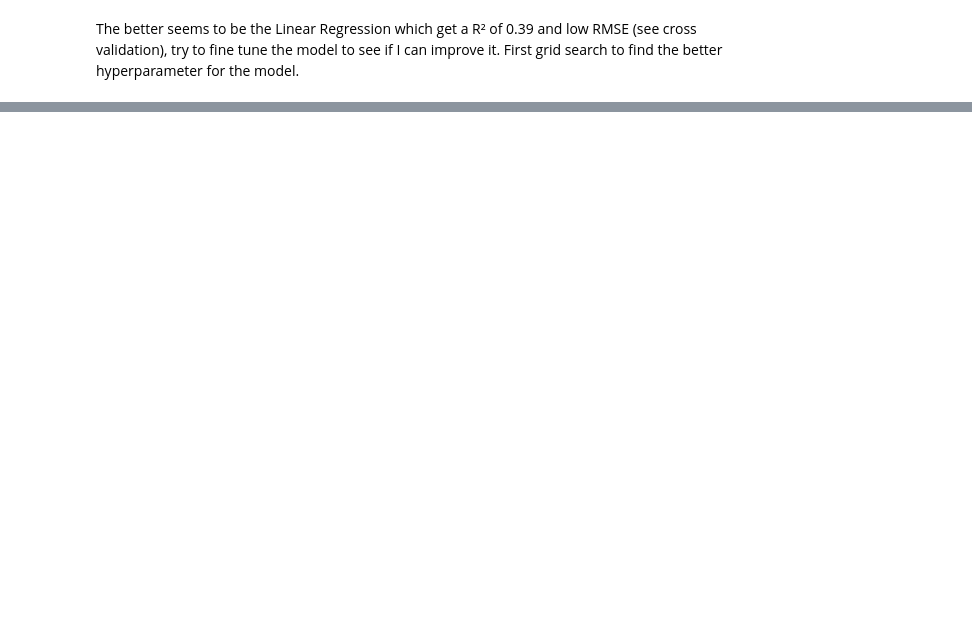
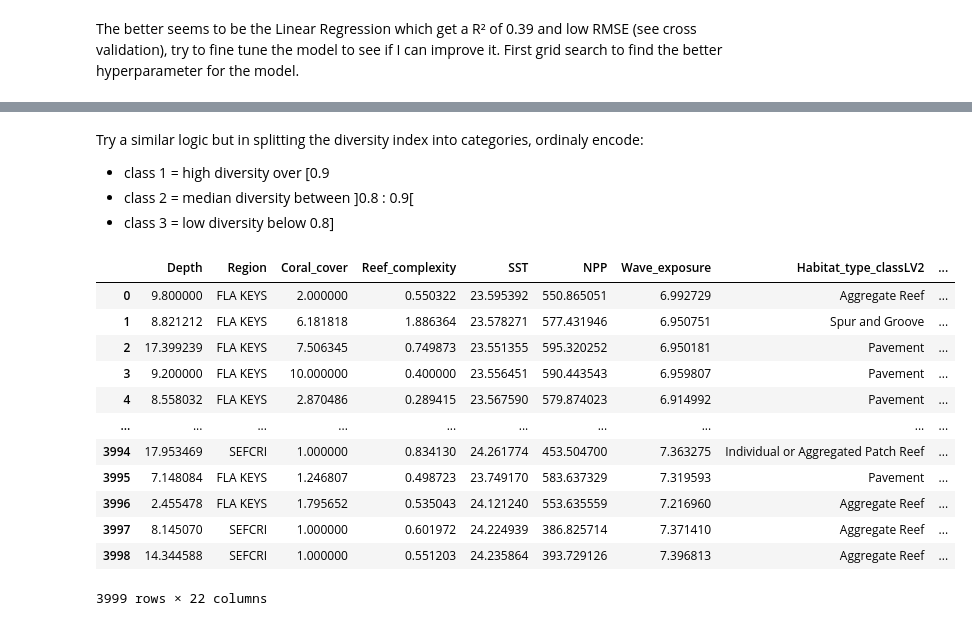
Before and after one commit to susmitha-ann/CoralReefFishSpeciesAssessment, a Jupyter notebook: ML_originaldata_createdfeat.ipynb, the cells around one changed output, grey strips where cells are left out. Saved outputs shown, nothing was run; the diff lists cells and outputs as text; code cells hidden in the pictures; blank space fills up the shorter version.

```diff
--- a/ML_originaldata_createdfeat.ipynb
+++ b/ML_originaldata_createdfeat.ipynb
@@ -1242,0 +1079,23 @@ Try to fine tune the model and try a gradient boosting model
+# %% [markdown]
+Try a similar logic but in splitting the diversity index into categories, ordinaly encode:
+- class 1 = high diversity over [0.9
+- class 2 = median diversity between ]0.8 : 0.9[
+- class 3 = low diversity below 0.8]
+# %%
+test_divCat = test
+# %%
+test_divCat
+# %% [output]
+|  | Depth | Region | Coral_cover | Reef_complexity | SST | NPP | Wave_exposure | Habitat_type_classLV2 | ... |
+| 0 | 9.800000 | FLA KEYS | 2.000000 | 0.550322 | 23.595392 | 550.865051 | 6.992729 | Aggregate Reef | ... |
+| 1 | 8.821212 | FLA KEYS | 6.181818 | 1.886364 | 23.578271 | 577.431946 | 6.950751 | Spur and Groove | ... |
+| 2 | 17.399239 | FLA KEYS | 7.506345 | 0.749873 | 23.551355 | 595.320252 | 6.950181 | Pavement | ... |
+| 3 | 9.200000 | FLA KEYS | 10.000000 | 0.400000 | 23.556451 | 590.443543 | 6.959807 | Pavement | ... |
+| 4 | 8.558032 | FLA KEYS | 2.870486 | 0.289415 | 23.567590 | 579.874023 | 6.914992 | Pavement | ... |
+| ... | ... | ... | ... | ... | ... | ... | ... | ... | ... |
+| 3994 | 17.953469 | SEFCRI | 1.000000 | 0.834130 | 24.261774 | 453.504700 | 7.363275 | Individual or Aggregated Patch Reef | ... |
+| 3995 | 7.148084 | FLA KEYS | 1.246807 | 0.498723 | 23.749170 | 583.637329 | 7.319593 | Pavement | ... |
+| 3996 | 2.455478 | FLA KEYS | 1.795652 | 0.535043 | 24.121240 | 553.635559 | 7.216960 | Aggregate Reef | ... |
+| 3997 | 8.145070 | SEFCRI | 1.000000 | 0.601972 | 24.224939 | 386.825714 | 7.371410 | Aggregate Reef | ... |
+| 3998 | 14.344588 | SEFCRI | 1.000000 | 0.551203 | 24.235864 | 393.729126 | 7.396813 | Aggregate Reef | ... |
+3999 rows × 22 columns
```
Also changed, not shown: parts of 118 cells of this notebook.
